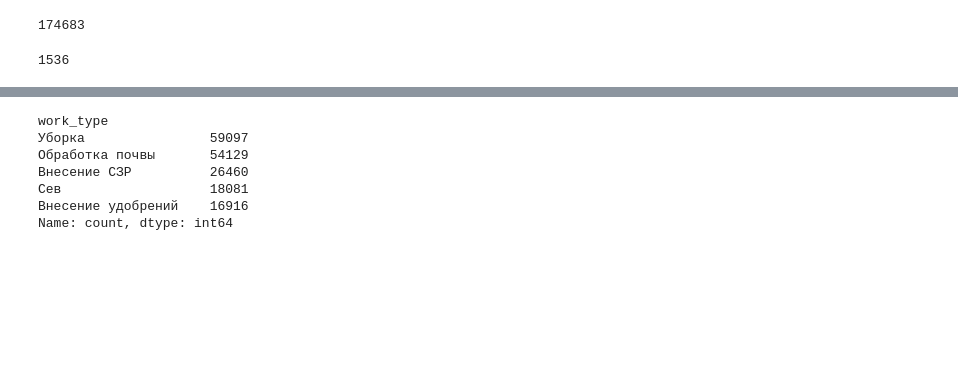
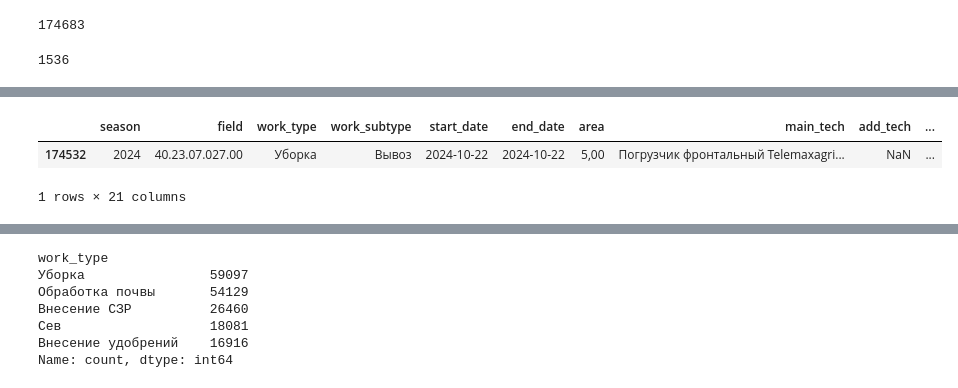
Before and after one commit to MCtop4ik/Econiva-DANO-2024, a Jupyter notebook: preAnalysis.ipynb, the cells around one changed output, grey strips where cells are left out. Drawn from its saved outputs; the diff is of its cells as text; code cells hidden in the pictures; blank space fills up the shorter version.

```diff
--- a/preAnalysis.ipynb
+++ b/preAnalysis.ipynb
@@ -183,0 +235,6 @@ works['mech'].unique().shape[0]
+# %%
+works[works['mech'] == 'Бонин Иван Александрович']
+# %% [output]
+|  | season | field | work_type | work_subtype | start_date | end_date | area | main_tech | add_tech | ... |
+| 174532 | 2024 | 40.23.07.027.00 | Уборка | Вывоз | 2024-10-22 | 2024-10-22 | 5,00 | Погрузчик фронтальный Telemaxagri... | NaN | ... |
+1 rows × 21 columns
```
Also changed, not shown: parts of 27 cells of this notebook, 1 other file.
